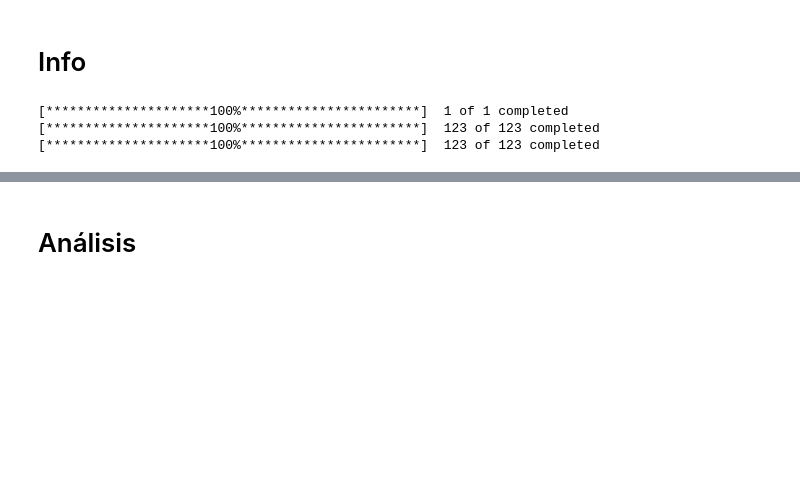
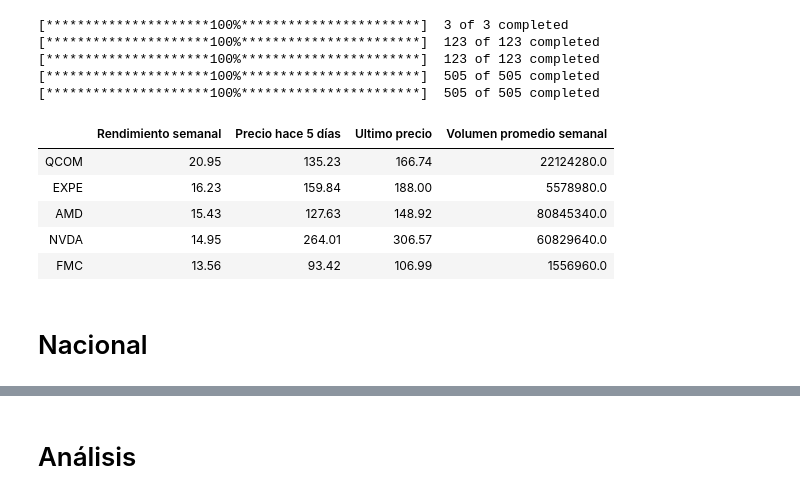
Before and after one commit to joacoeconomics007/Fiance, a Jupyter notebook: Investigación.ipynb, the cells around one changed output, grey strips where cells are left out. Drawn from its saved outputs; the diff is of its cells as text; code cells hidden in the pictures; blank space fills up the shorter version.

```diff
--- a/Investigación.ipynb
+++ b/Investigación.ipynb
@@ -7,2 +11,48 @@ import matplotlib.pyplot as plt
+# %%
+periodicidad = '1y'
+intervalo = '1d'
+factor = 252
+
+# Indices
+df_index = yf.download( index , period = periodicidad , interval = intervalo)
+df_index = df_index['Close']
+
+# Nacional
+df_nac = yf.download( ipc , period = periodicidad , interval = intervalo)
+df_nac = df_nac['Close']
+
+df_nac_vol =  yf.download( ipc , period = periodicidad , interval = intervalo)
+df_nac_vol = df_nac_vol['Volume']
+
+# Internacional
+df_eua = yf.download( eua , period = periodicidad , interval = intervalo)
+df_eua = df_eua['Close']
+
+df_eua_vol =  yf.download( eua , period = periodicidad , interval = intervalo)
+df_eua_vol = df_eua_vol['Volume']
+
+# Juntando las dos
+overall = df_nac.join(df_eua)
+overall_vol = df_nac_vol.join(df_eua_vol)
+# %% [output]
+[*********************100%***********************]  3 of 3 completed
+[*********************100%***********************]  123 of 123 completed
+[*********************100%***********************]  123 of 123 completed
+[*********************100%***********************]  505 of 505 completed
+[*********************100%***********************]  505 of 505 completed
+# %%
+rend_semanal = pd.DataFrame()
+rend_semanal['Rendimiento semanal'] = (np.log(overall.iloc[-1] / overall.iloc[-6])*100).round(2)
+rend_semanal['Precio hace 5 días'] = overall.iloc[-6].round(2)
+rend_semanal['Ultimo precio'] = overall.iloc[-1].round(2)
+rend_semanal['Volumen promedio semanal'] = overall_vol.iloc[-6:-1].mean().round(0)
+rend_semanal.sort_values('Rendimiento semanal',ascending=False).head(5)
+# %% [output]
+|  | Rendimiento semanal | Precio hace 5 días | Ultimo precio | Volumen promedio semanal |
+| QCOM | 20.95 | 135.23 | 166.74 | 22124280.0 |
+| EXPE | 16.23 | 159.84 | 188.00 | 5578980.0 |
+| AMD | 15.43 | 127.63 | 148.92 | 80845340.0 |
+| NVDA | 14.95 | 264.01 | 306.57 | 60829640.0 |
+| FMC | 13.56 | 93.42 | 106.99 | 1556960.0 |
 # %% [markdown]
-# Info
+# Nacional
@@ -13,17 +58,0 @@ ipc = 'AC.MX  ACTINVRB.MX  AEROMEX.MX  AGUA.MX  AHMSA.MX  ALEATIC.MX  ALFA.MX  A
-# %%
-periodicidad = '1y'
-intervalo = '1d'
-factor = 252
-
-df_index = yf.download( index , period = periodicidad , interval = intervalo)
-df_index = df_index['Close']
-
-df_stocks = yf.download( ipc , period = periodicidad , interval = intervalo)
-df_stocks = df_stocks['Close']
-
-df_vol =  yf.download( ipc , period = periodicidad , interval = intervalo)
-df_vol = df_vol['Volume']
-# %% [output]
-[*********************100%***********************]  1 of 1 completed
-[*********************100%***********************]  123 of 123 completed
-[*********************100%***********************]  123 of 123 completed
```
Also changed, not shown: parts of 14 cells of this notebook.
